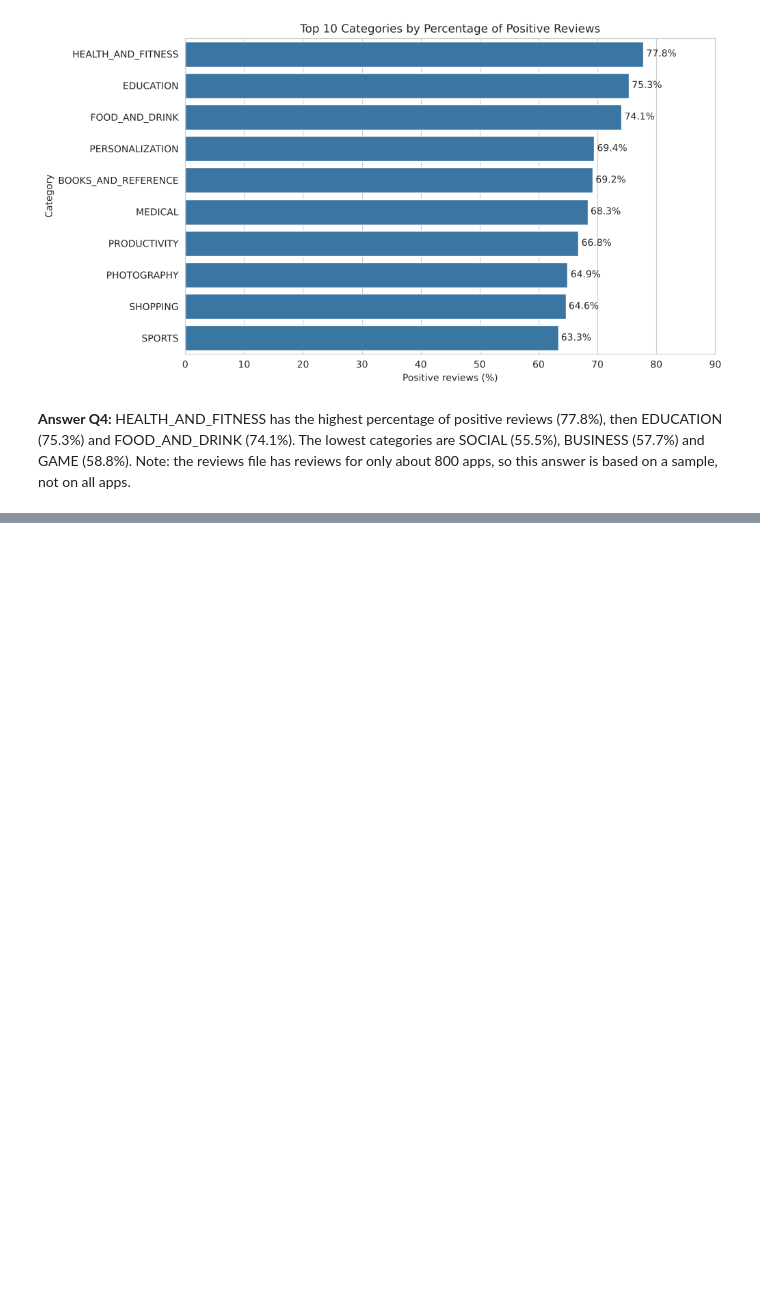
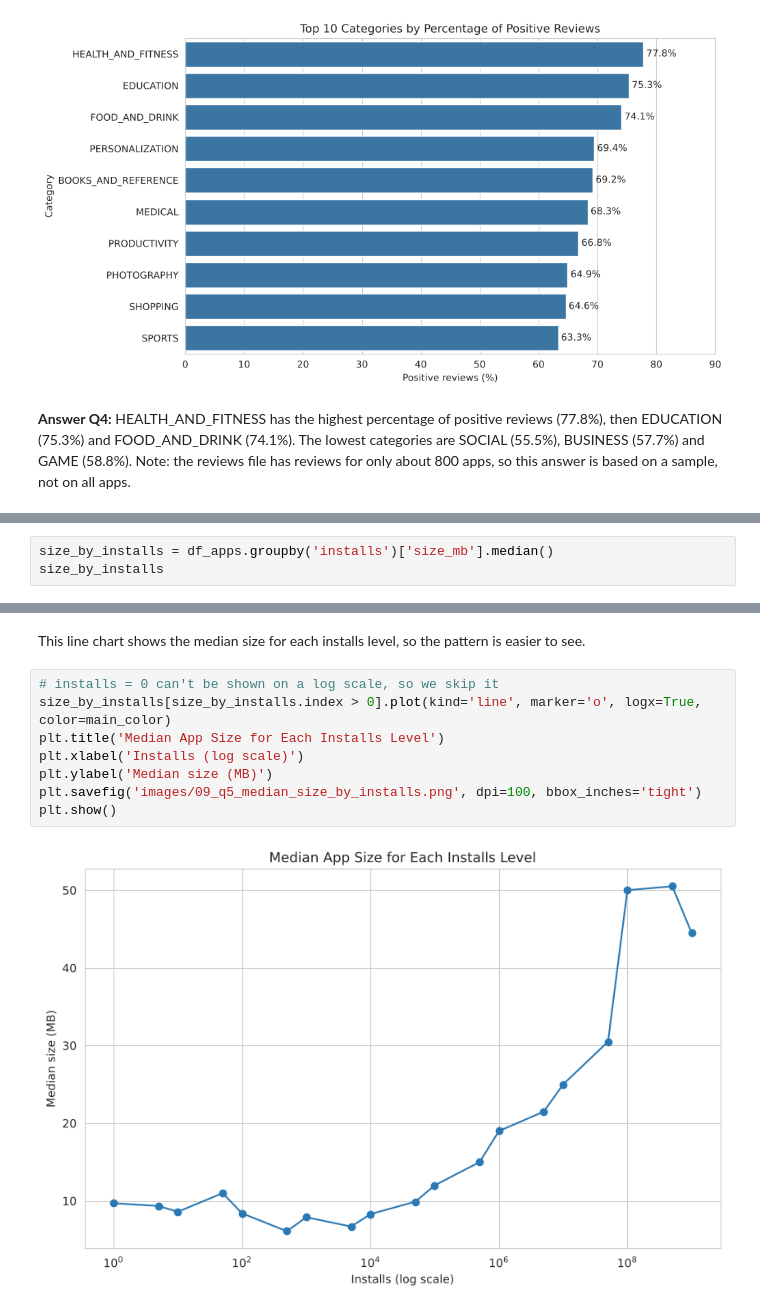
Before and after one commit to ahmed2sadeq/google-play-apps-analysis, a Jupyter notebook: project.ipynb, the cells around one changed output, grey strips where cells are left out. Cells and saved outputs as stored; diff of their text form; blank space fills up the shorter version.

```diff
--- a/project.ipynb
+++ b/project.ipynb
@@ -861,0 +875,3 @@ plt.show()
+# %%
+size_by_installs = df_apps.groupby('installs')['size_mb'].median()
+size_by_installs
@@ -861,0 +908,12 @@ plt.show()
+# %% [markdown]
+This line chart shows the median size for each installs level, so the pattern is easier to see.
+# %%
+# installs = 0 can't be shown on a log scale, so we skip it
+size_by_installs[size_by_installs.index > 0].plot(kind='line', marker='o', logx=True, color=main_color)
+plt.title('Median App Size for Each Installs Level')
+plt.xlabel('Installs (log scale)')
+plt.ylabel('Median size (MB)')
+plt.savefig('images/09_q5_median_size_by_installs.png', dpi=100, bbox_inches='tight')
+plt.show()
+# %% [output]
+[figure, added]
```
Also changed, not shown: parts of 9 cells of this notebook, 3 other files.
